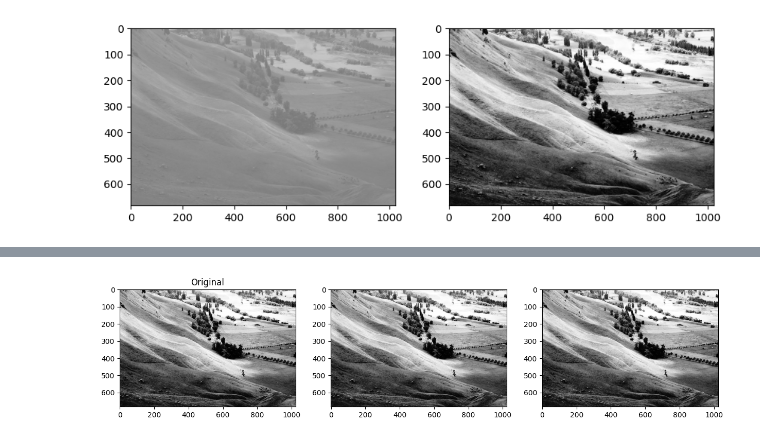
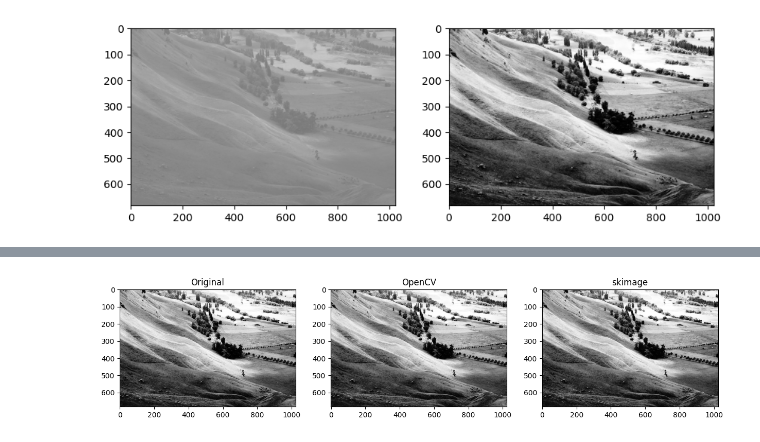
Before and after one commit to TheKiesling/computer-vision, a Jupyter notebook: lab1.ipynb, the cells around one changed output, grey strips where cells are left out. Saved outputs shown, nothing was run; the diff lists cells and outputs as text; code cells hidden in the pictures.

```diff
--- a/lab1.ipynb
+++ b/lab1.ipynb
@@ -24,7 +27,0 @@ image = image[:,:,0]
-# %%
-plt.hist(image.ravel(), bins=256, range=(0, 255), density=True)
-hist, _= np.histogram(image, bins=256, range=(0, 255), density=True)
-cdf = np.cumsum(hist)
-plt.plot(cdf)
-plt.title("Histogram")
-plt.show()
@@ -32,0 +28,4 @@ plt.show()
+# %%
+image = ski.color.rgb2gray(image)
+# %%
+image = (image * 255).astype(np.uint8)
@@ -34,9 +50,11 @@ plt.show()
 #### Equalización de la imagen
 # %%
 def equalize_image(image):
-    hist, _ = np.histogram(image, bins=256, range=(0, 255), density=True)
-    cdf = np.cumsum(hist)
-    cdf = (cdf * 255).astype('uint8')
+    hist, _ = np.histogram(image, bins=256, range=(0, 255))
+    pixnum = image.shape[0] * image.shape[1]
+    cdf = hist.cumsum() / pixnum
+    cdf = (cdf * 255).astype(np.uint8)
+
     return cdf[image]
 # %%
 image_equalized = equalize_image(image)
@@ -54,23 +78,25 @@ plt.show()
 # %%
 plt.figure(figsize=(15,5))
+
+# Original
 plt.subplot(1,3,1)
 plt.title("Original")
-plt.imshow(image_equalized, cmap='gray')
-
+plt.imshow(image_equalized, cmap='gray', vmin=0, vmax=255)
 
 # OpenCV
-image = cv.imread('assets/valley.jpg', cv.IMREAD_GRAYSCALE)
+image = cv.imread(image_path, cv.IMREAD_GRAYSCALE)
 image_equalized = cv.equalizeHist(image)
 plt.subplot(1,3,2)
-plt.imshow(image_equalized, cmap='gray')
-
+plt.title("OpenCV")
+plt.imshow(image_equalized, cmap='gray', vmin=0, vmax=255)
 
 # skimage
-image = ski.io.imread('assets/valley.jpg', as_gray=True)
+image = ski.io.imread(image_path, as_gray=True)
 image_equalized = ski.exposure.equalize_hist(image)
 plt.subplot(1,3,3)
-plt.imshow(image_equalized, cmap='gray')
+plt.title("skimage")
+plt.imshow(image_equalized, cmap='gray', vmin=0, vmax=1)
 
 plt.show()
 # %% [output]
-[figure, old version]
+[figure, new version]
```
Also changed, not shown: parts of 9 cells of this notebook.
